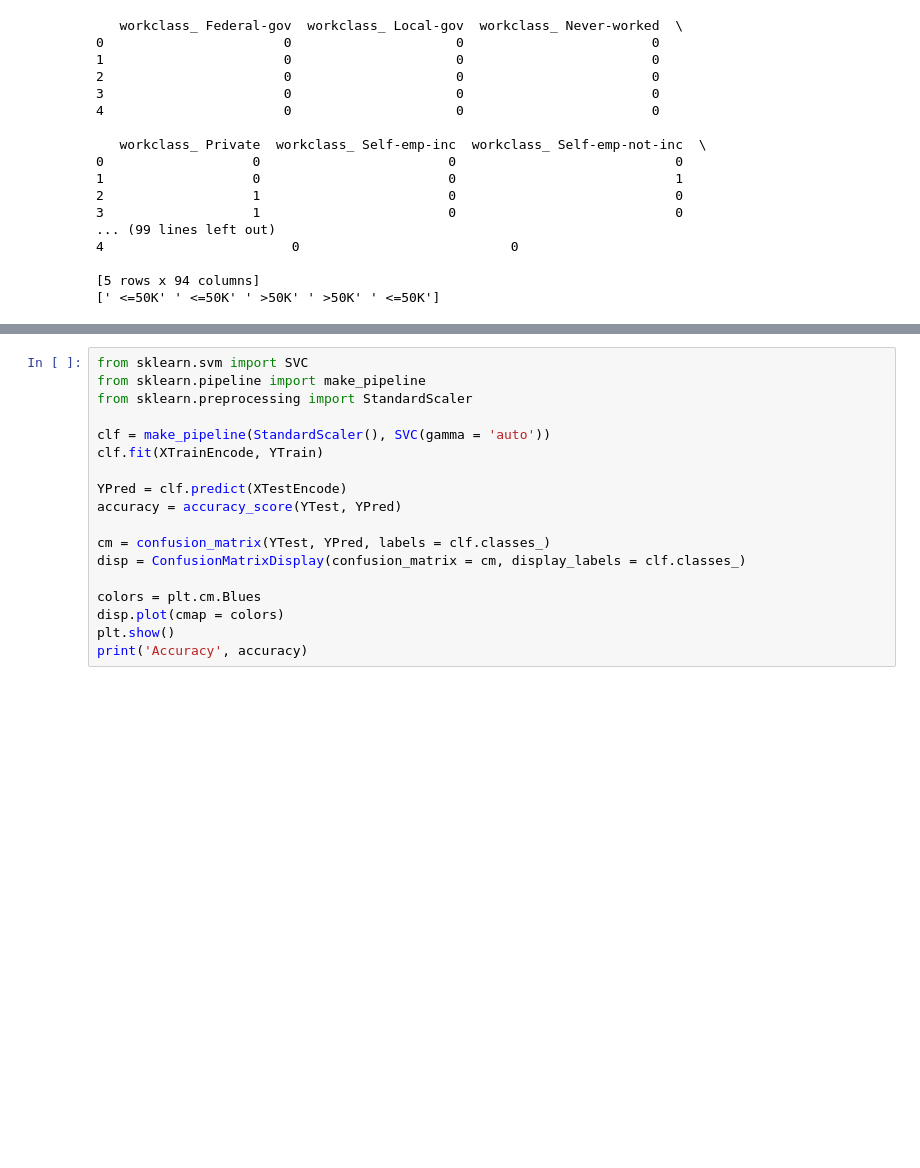
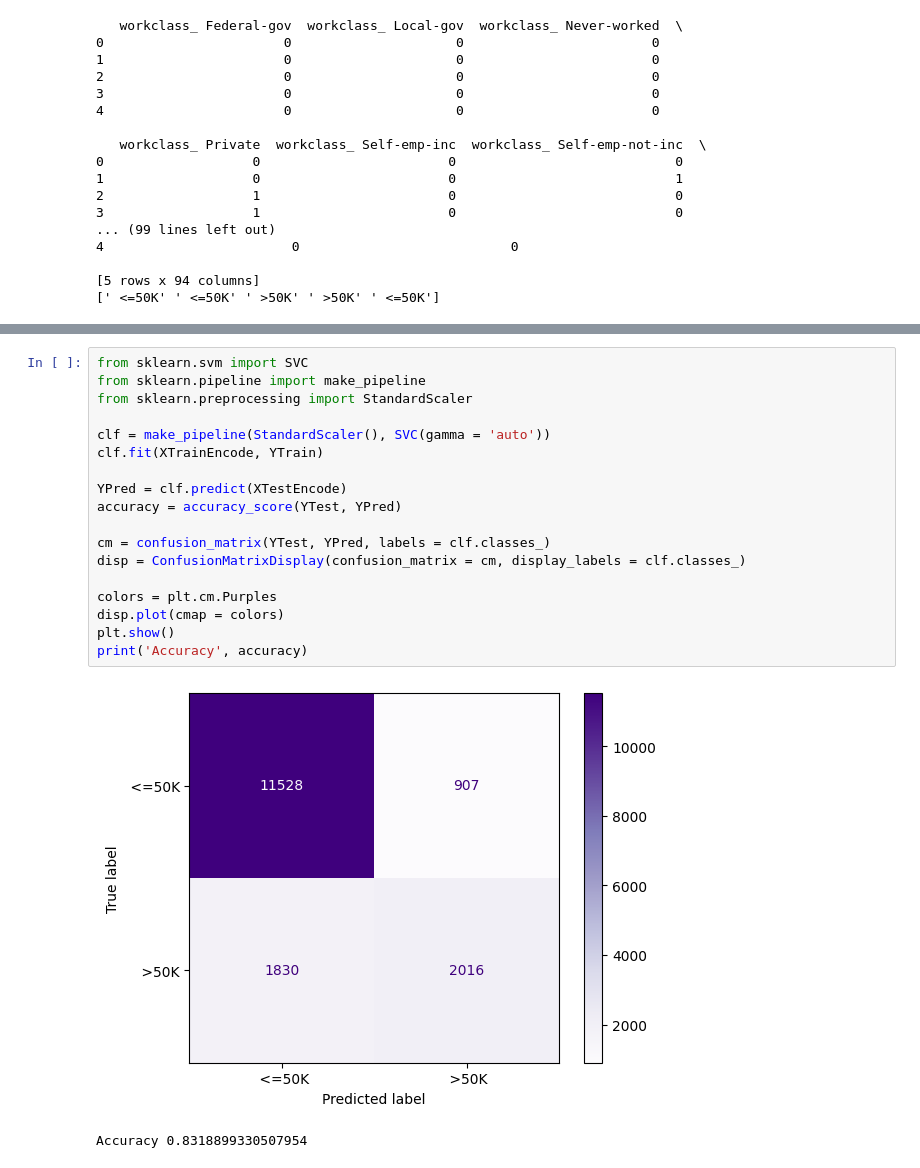
Before and after one commit to FrancoA325/Income-project, a Jupyter notebook: G19Project.ipynb, the cells around one changed output, grey strips where cells are left out. Drawn from its saved outputs; the diff is of its cells as text; blank space fills up the shorter version.

```diff
--- a/G19Project.ipynb
+++ b/G19Project.ipynb
@@ -148,18 +149,21 @@ Accuracy: 0.8237823229531356
 # %%
 from sklearn.svm import SVC
 from sklearn.pipeline import make_pipeline
 from sklearn.preprocessing import StandardScaler
 
 clf = make_pipeline(StandardScaler(), SVC(gamma = 'auto'))
 clf.fit(XTrainEncode, YTrain)
 
 YPred = clf.predict(XTestEncode)
 accuracy = accuracy_score(YTest, YPred)
 
 cm = confusion_matrix(YTest, YPred, labels = clf.classes_)
 disp = ConfusionMatrixDisplay(confusion_matrix = cm, display_labels = clf.classes_)
 
-colors = plt.cm.Blues
+colors = plt.cm.Purples
 disp.plot(cmap = colors)
 plt.show()
 print('Accuracy', accuracy)
+# %% [output]
+[figure, added]
+Accuracy 0.8318899330507954
```
Also changed, not shown: parts of 2 cells of this notebook.
